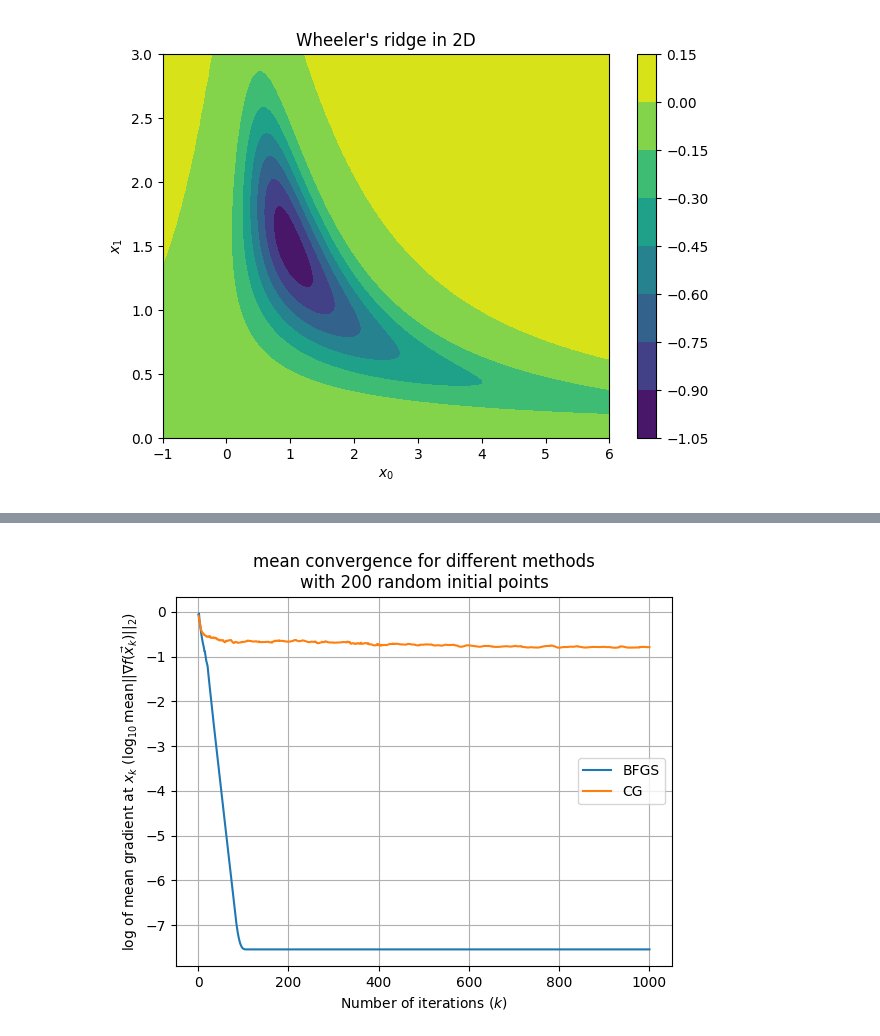
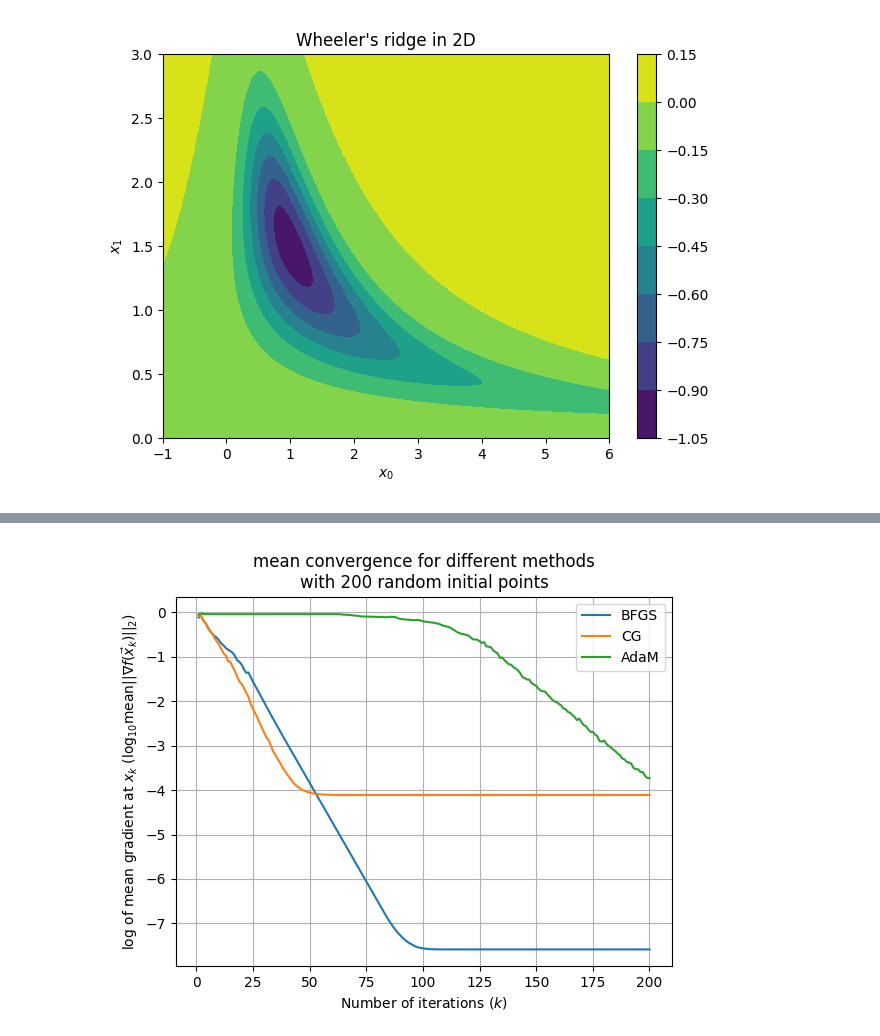
Before and after one commit to BGhertner/APMA923-Assig3, a Jupyter notebook: Code/testing_methods.ipynb, the cells around one changed output, grey strips where cells are left out. Saved outputs shown, nothing was run; the diff lists cells and outputs as text; code cells hidden in the pictures.

```diff
--- a/Code/testing_methods.ipynb
+++ b/Code/testing_methods.ipynb
@@ -94,7 +97,7 @@ plt.show()
 its = []
 f_calls = []
 N = 200
-kmax = 1000
+kmax = 200
 gradsBFGS = np.empty(shape=(N,kmax))
 for i in range(N):
     x0 = np.random.random((2,1)).reshape(-1,1)*np.array([[2.5],[3]]) + np.array([[0.5],[0]])
@@ -191,0 +195,36 @@ number of converged runs: 147/200
+# %%
+#Testing AdaM
+its = []
+f_calls = []
+kmax=200
+gradsAdaM = np.empty(shape=(N,kmax))
+for i in range(N):
+    x0 = np.random.random((2,1)).reshape(-1,1)*np.array([[2.5],[3]]) + np.array([[0.5],[0]])
+
+    x, grads, obj_calls = AdaM(x0, wheelerridge, get_step=wolfe_bisection,
+                            gamma1=0.9, gamma2=0.9, kmax=kmax, gmethod=1)
+
+    if sla.norm(x - np.array([[1],[1.5]])) < 0.01:
+        its.append(len(grads))
+        f_calls.append(obj_calls)
+
+    gradsAdaM[i,:len(grads)] = np.array(grads)
+    if len(grads) < N: gradsAdaM[i,len(grads):] = grads[-1]
+
+its = np.array(its)
+f_calls = np.array(f_calls)
+
+print('stats for AdaM')
+print('number of iterations...')
+print(f'mean: {np.mean(its):.0f}')
+print(f'max: {np.max(its)}')
+print(f'min: {np.min(its)}')
+
+print()
+
+print('number of function calls...')
+print(f'mean: {np.mean(f_calls):.0f}')
+print(f'max: {np.max(f_calls)}')
+print(f'min: {np.min(f_calls)}')
+
+print(f'number of converged runs: {its.size}/{N}')
@@ -192,15 +243,16 @@ number of converged runs: 147/200
 # %%
 fig, ax = plt.subplots()
 
 ax.plot(np.arange(kmax)+1, np.log10(np.mean(gradsBFGS, axis=0)), label='BFGS')
 ax.plot(np.arange(kmax)+1, np.log10(np.mean(gradsCG, axis=0)), label='CG')
+ax.plot(np.arange(kmax)+1, np.log10(np.mean(gradsAdaM, axis=0)), label='AdaM')
 ax.grid()
 ax.legend()
 
 ax.set(title=f'mean convergence for different methods\nwith {N} random initial points',
        xlabel=r'Number of iterations ($k$)',
        ylabel=r'log of mean gradient at $x_k$ ($\log_{10}\mathrm{mean}||\nabla f(\vec{x}_k)||_2$)')
 
 plt.show()
 # %% [output]
-[figure, old version]
+[figure, new version]
```
Also changed, not shown: parts of 5 cells of this notebook.
